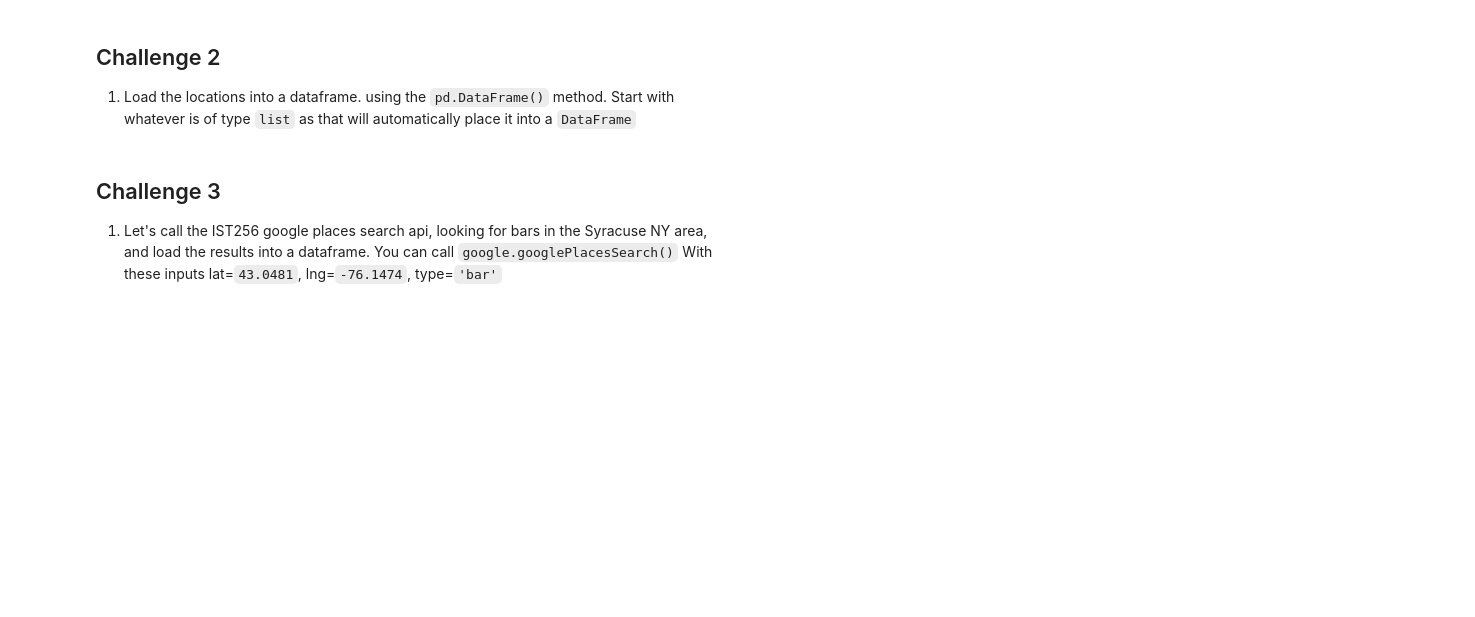
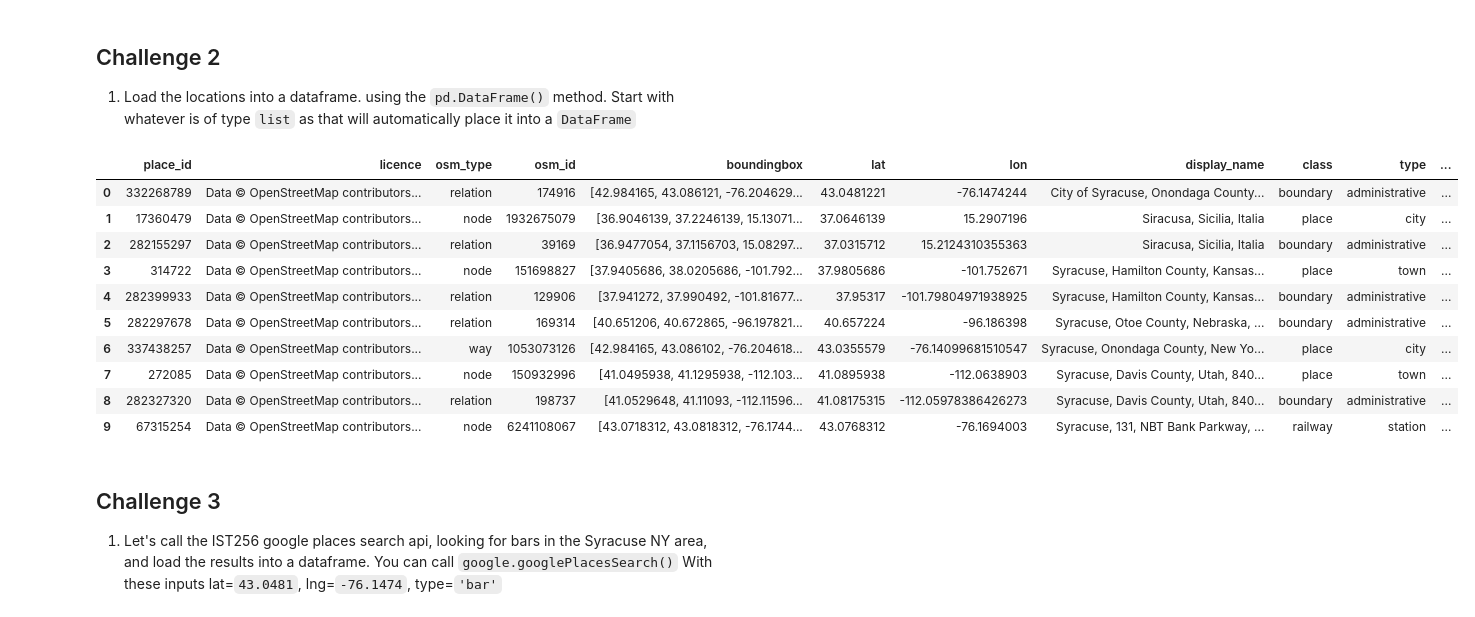
Before and after one commit to ist256/supa2022, a Jupyter notebook: lessons/12-pandas/SmallGroup-Pandas.ipynb, the cells around one changed output. Saved outputs shown, nothing was run; the diff lists cells and outputs as text; code cells hidden in the pictures; blank space fills up the shorter version.

```diff
--- a/lessons/12-pandas/SmallGroup-Pandas.ipynb
+++ b/lessons/12-pandas/SmallGroup-Pandas.ipynb
@@ -50,3 +128,7 @@ HINT: Again, think multiple steps
 
 Example:
 https://nominatim.openstreetmap.org/search?q=Syracuse&format=json
+# %%
+response = requests.get("https://nominatim.openstreetmap.org/search?q=Syracuse&format=json")
+data = response.json()
+data
@@ -54,6 +154,21 @@ https://nominatim.openstreetmap.org/search?q=Syracuse&format=json
 ## Challenge 2
 
 1. Load the locations into a dataframe. using the `pd.DataFrame()` method. Start with whatever is of type `list` as that will automatically place it into a `DataFrame`
+# %%
+df = pd.DataFrame(data)
+df
+# %% [output]
+|  | place_id | licence | osm_type | osm_id | boundingbox | lat | lon | display_name | class | type | ... |
+| 0 | 332268789 | Data © OpenStreetMap contributors... | relation | 174916 | [42.984165, 43.086121, -76.204629... | 43.0481221 | -76.1474244 | City of Syracuse, Onondaga County... | boundary | administrative | ... |
+| 1 | 17360479 | Data © OpenStreetMap contributors... | node | 1932675079 | [36.9046139, 37.2246139, 15.13071... | 37.0646139 | 15.2907196 | Siracusa, Sicilia, Italia | place | city | ... |
+| 2 | 282155297 | Data © OpenStreetMap contributors... | relation | 39169 | [36.9477054, 37.1156703, 15.08297... | 37.0315712 | 15.2124310355363 | Siracusa, Sicilia, Italia | boundary | administrative | ... |
+| 3 | 314722 | Data © OpenStreetMap contributors... | node | 151698827 | [37.9405686, 38.0205686, -101.792... | 37.9805686 | -101.752671 | Syracuse, Hamilton County, Kansas... | place | town | ... |
+| 4 | 282399933 | Data © OpenStreetMap contributors... | relation | 129906 | [37.941272, 37.990492, -101.81677... | 37.95317 | -101.79804971938925 | Syracuse, Hamilton County, Kansas... | boundary | administrative | ... |
+| 5 | 282297678 | Data © OpenStreetMap contributors... | relation | 169314 | [40.651206, 40.672865, -96.197821... | 40.657224 | -96.186398 | Syracuse, Otoe County, Nebraska, ... | boundary | administrative | ... |
+| 6 | 337438257 | Data © OpenStreetMap contributors... | way | 1053073126 | [42.984165, 43.086102, -76.204618... | 43.0355579 | -76.14099681510547 | Syracuse, Onondaga County, New Yo... | place | city | ... |
+| 7 | 272085 | Data © OpenStreetMap contributors... | node | 150932996 | [41.0495938, 41.1295938, -112.103... | 41.0895938 | -112.0638903 | Syracuse, Davis County, Utah, 840... | place | town | ... |
+| 8 | 282327320 | Data © OpenStreetMap contributors... | relation | 198737 | [41.0529648, 41.11093, -112.11596... | 41.08175315 | -112.05978386426273 | Syracuse, Davis County, Utah, 840... | boundary | administrative | ... |
+| 9 | 67315254 | Data © OpenStreetMap contributors... | node | 6241108067 | [43.0718312, 43.0818312, -76.1744... | 43.0768312 | -76.1694003 | Syracuse, 131, NBT Bank Parkway, ... | railway | station | ... |
 # %% [markdown]
 ## Challenge 3
 
```
Also changed, not shown: parts of 8 cells of this notebook, 7 other files.
